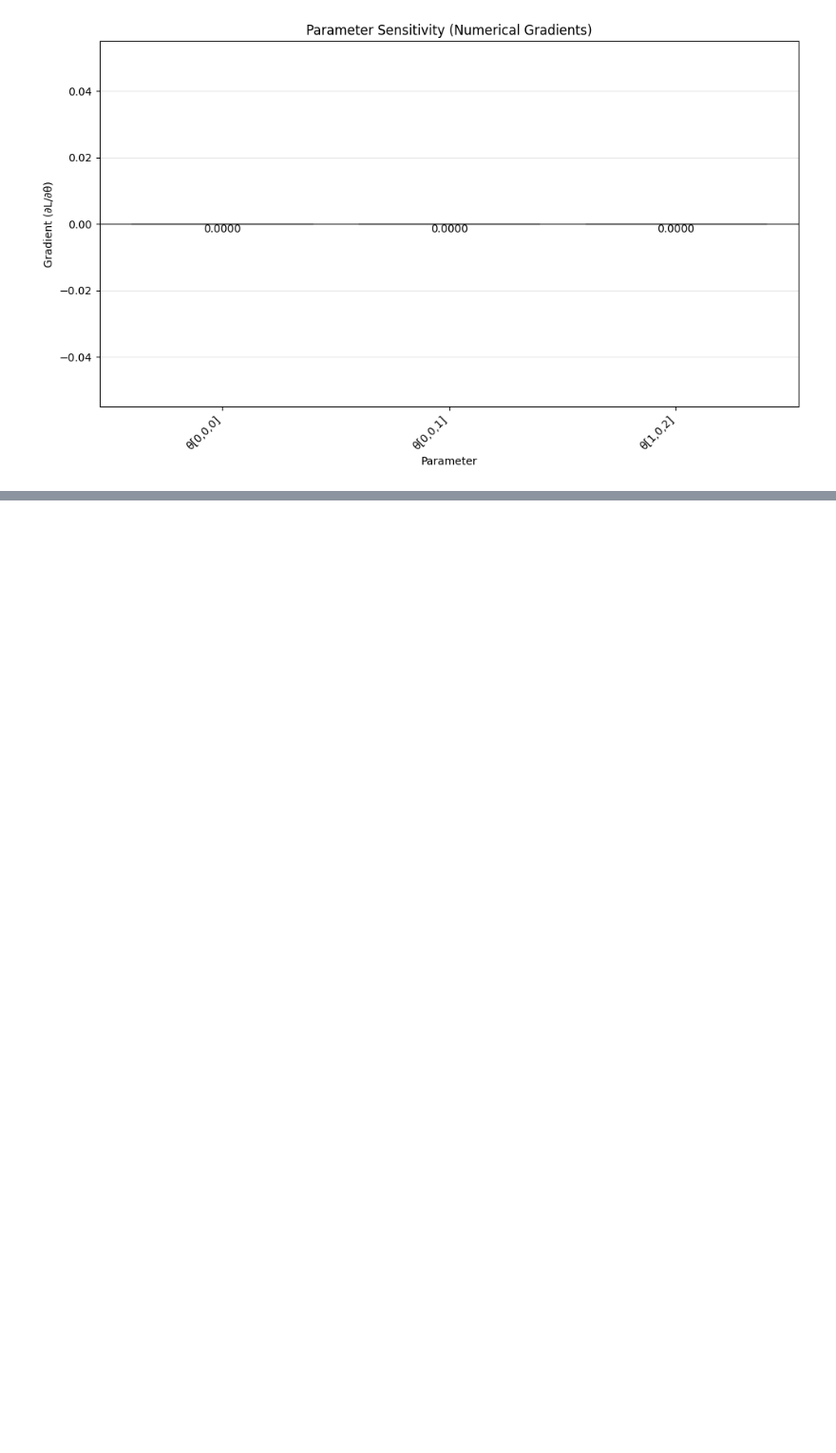
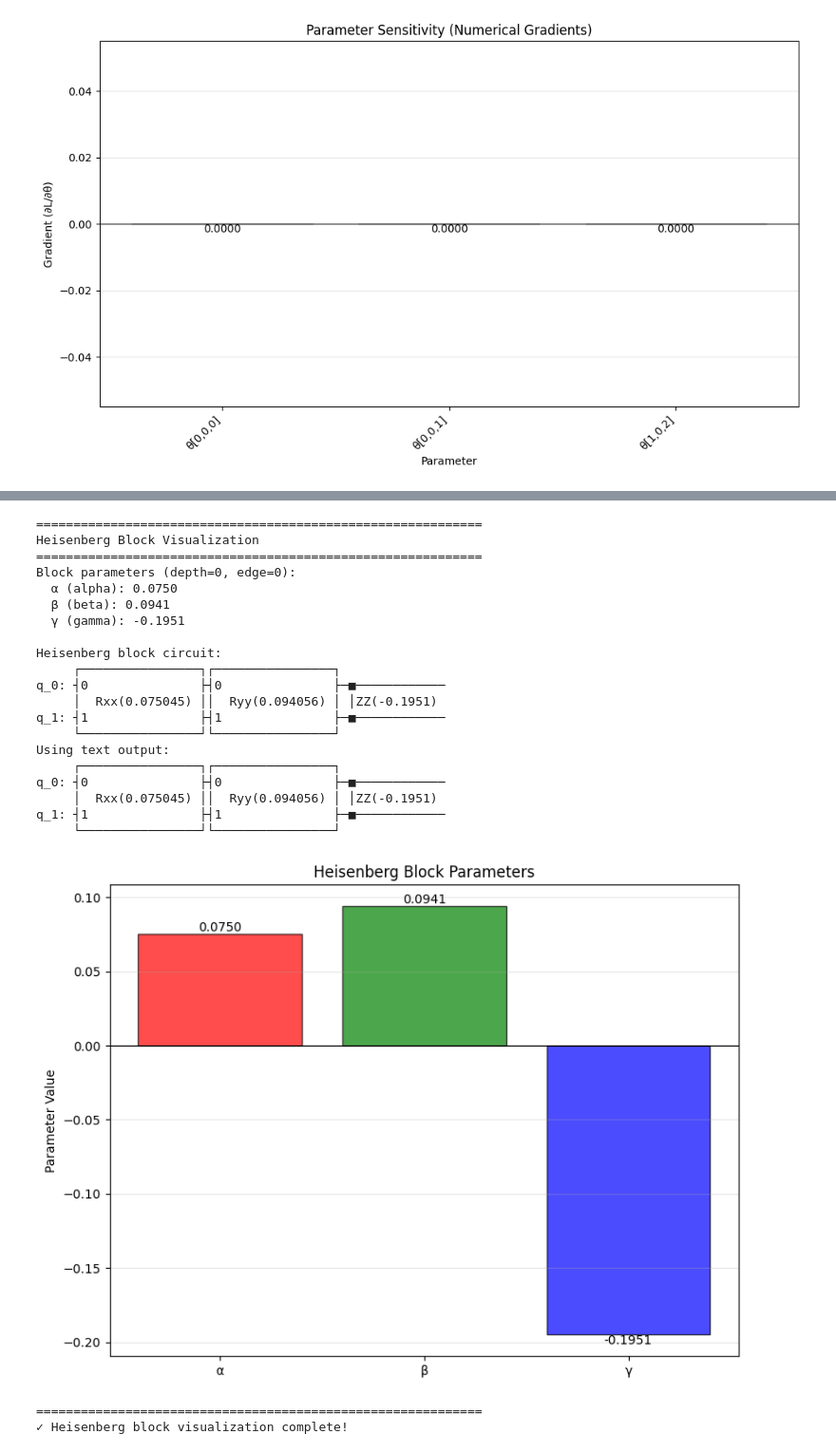
Before and after one commit to zoraizmohammad/qb-learner-compression, a Jupyter notebook: notebooks/visualize_ansatz.ipynb, the cells around one changed output, grey strips where cells are left out. Shown at 95% size. Drawn from its saved outputs; the diff is of its cells as text; code cells hidden in the pictures; blank space fills up the shorter version.

Commit message:
fixed parameter indexing and function call to entangler block on the visualization

```diff
--- a/notebooks/visualize_ansatz.ipynb
+++ b/notebooks/visualize_ansatz.ipynb
@@ -384,10 +406,11 @@ set_seed(42)
 theta = init_random_theta(n_qubits, depth, len(pairs), scale=0.1, seed=42)
 
 # Get parameters for first block (depth=0, edge=0)
+# Note: Heisenberg parameters are at indices 2, 3, 4 (not 0, 1, 2)
+# theta structure: [Rx_param, Rz_param, α, β, γ] for each qubit/edge
 d, k = 0, 0
-alpha = theta[d, k, 0]
-beta = theta[d, k, 1]
-gamma = theta[d, k, 2]
+heisenberg_params = theta[d, k, 2:5]  # Extract [α, β, γ]
+alpha, beta, gamma = heisenberg_params[0], heisenberg_params[1], heisenberg_params[2]
 
 print("=" * 60)
 print("Heisenberg Block Visualization")
@@ -400,10 +423,8 @@ print(f"  γ (gamma): {gamma:.4f}")
 # Build a circuit with just this block
 from qiskit import QuantumCircuit
 qc = QuantumCircuit(2)
-qc = heisenberg_entangler_block(
-    qc, qubit0=0, qubit1=1,
-    alpha=alpha, beta=beta, gamma=gamma
-)
+# heisenberg_entangler_block expects: (qc, i, j, params_array)
+heisenberg_entangler_block(qc, 0, 1, heisenberg_params)
 
 print(f"\nHeisenberg block circuit:")
 print(qc)
@@ -412,30 +433,54 @@ print(qc)
 try:
     display(qc.draw(output='mpl', style='clifford'))
 except Exception:
     print("Using text output:")
     print(qc.draw(output='text', style='clifford'))
 
 # Plot parameter values
 fig, ax = plt.subplots(1, 1, figsize=(8, 6))
 params = ['α', 'β', 'γ']
 values = [alpha, beta, gamma]
 colors = ['red', 'green', 'blue']
 
 bars = ax.bar(params, values, color=colors, alpha=0.7, edgecolor='black')
 ax.set_ylabel('Parameter Value')
 ax.set_title('Heisenberg Block Parameters')
 ax.grid(True, alpha=0.3, axis='y')
 ax.axhline(0, color='black', linewidth=0.8)
 
 # Add value labels
 for bar, val in zip(bars, values):
     height = bar.get_height()
     ax.text(bar.get_x() + bar.get_width()/2., height,
             f'{val:.4f}',
             ha='center', va='bottom' if height > 0 else 'top')
 
 plt.tight_layout()
 plt.show()
 
 print("\n" + "=" * 60)
 print("✓ Heisenberg block visualization complete!")
+# %% [output]
+============================================================
+Heisenberg Block Visualization
+============================================================
+Block parameters (depth=0, edge=0):
+  α (alpha): 0.0750
+  β (beta): 0.0941
+  γ (gamma): -0.1951
+
+Heisenberg block circuit:
+     ┌────────────────┐┌────────────────┐
+q_0: ┤0               ├┤0               ├─■────────────
+     │  Rxx(0.075045) ││  Ryy(0.094056) │ │ZZ(-0.1951)
+q_1: ┤1               ├┤1               ├─■────────────
+     └────────────────┘└────────────────┘
+Using text output:
+     ┌────────────────┐┌────────────────┐
+q_0: ┤0               ├┤0               ├─■────────────
+     │  Rxx(0.075045) ││  Ryy(0.094056) │ │ZZ(-0.1951)
+q_1: ┤1               ├┤1               ├─■────────────
+     └────────────────┘└────────────────┘
+[figure, added]
+============================================================
+✓ Heisenberg block visualization complete!
```
Also changed, not shown: parts of 1 cell of this notebook, 1 other file.
